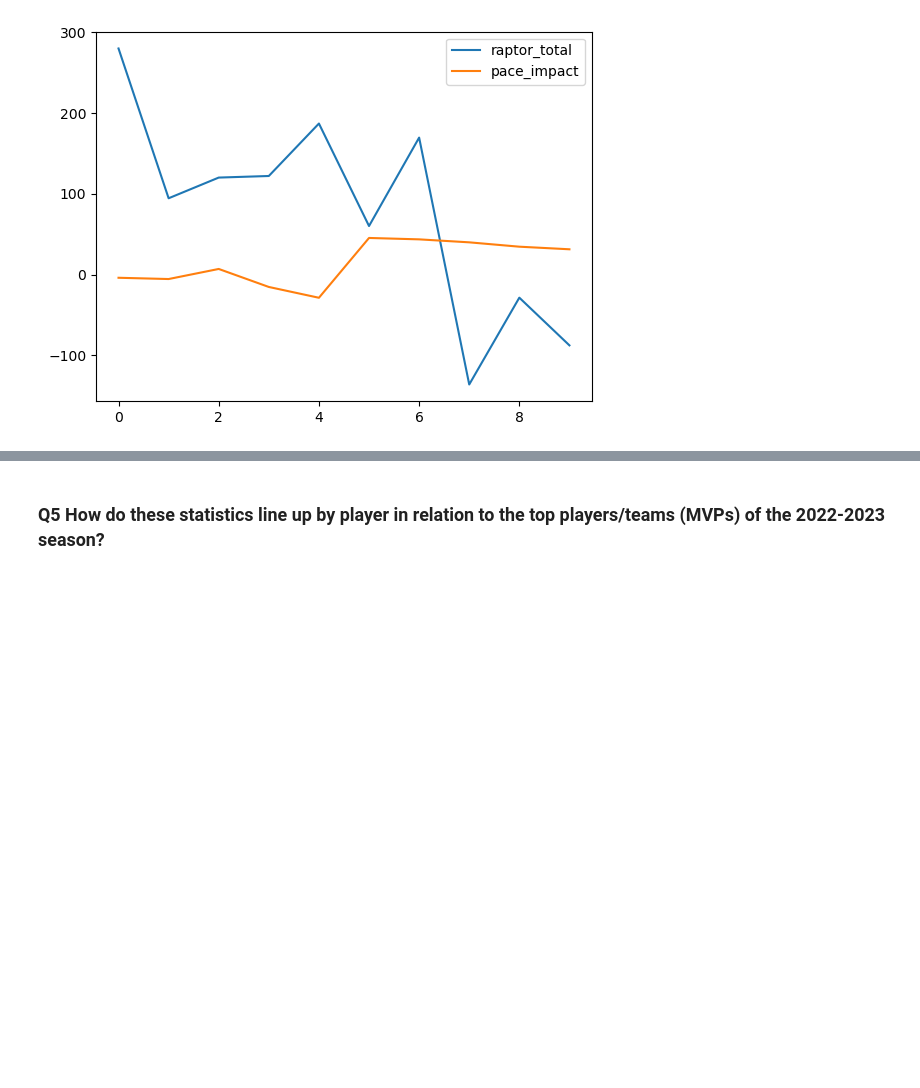
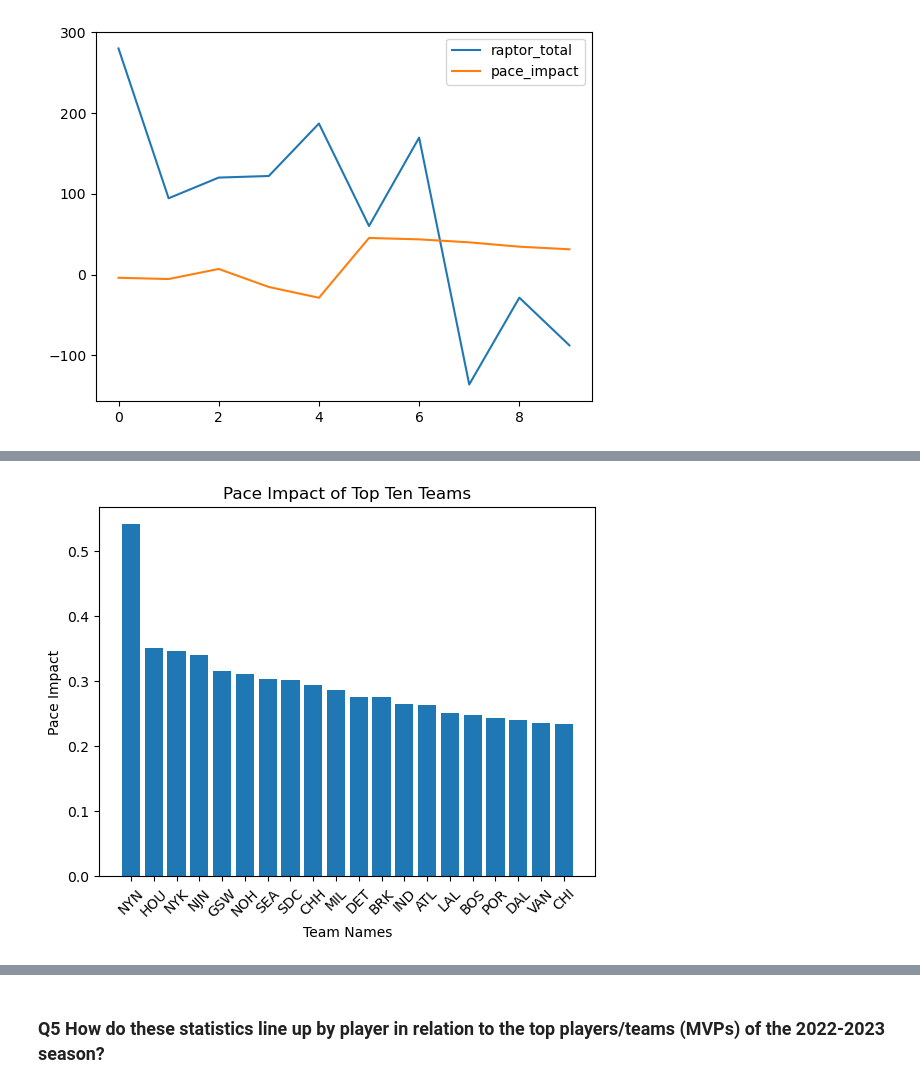
Before and after one commit to UzmaSayyeda/Project01, a Jupyter notebook: raptor_analysis_uzma.ipynb, the cells around one changed output, grey strips where cells are left out. Saved outputs shown, nothing was run; the diff lists cells and outputs as text; code cells hidden in the pictures; blank space fills up the shorter version.

Commit message:
added team summary stats and more visuals

```diff
--- a/raptor_analysis_uzma.ipynb
+++ b/raptor_analysis_uzma.ipynb
@@ -385,3 +346,8 @@ plt.xticks()
 plt.show()
 # %% [output]
 [figure]
+# %%
+team_pace=clean_df.groupby("team")[["pace_impact"]].mean().sort_values(by="pace_impact",ascending=False)
+team_pace=team_pace.reset_index()
+team_pace=team_pace.head(20)
+team_pace
@@ -387,0 +372,13 @@ plt.show()
+# %%
+x_axis=team_pace["team"]
+# %%
+y_axis=team_pace["pace_impact"]
+# %%
+plt.bar(x_axis,y_axis)
+plt.xlabel("Team Names")
+plt.ylabel("Pace Impact")
+plt.title("Pace Impact of Top Ten Teams")
+plt.xticks(rotation=45)
+plt.show()
+# %% [output]
+[figure, added]
```
Also changed, not shown: parts of 33 cells of this notebook.
